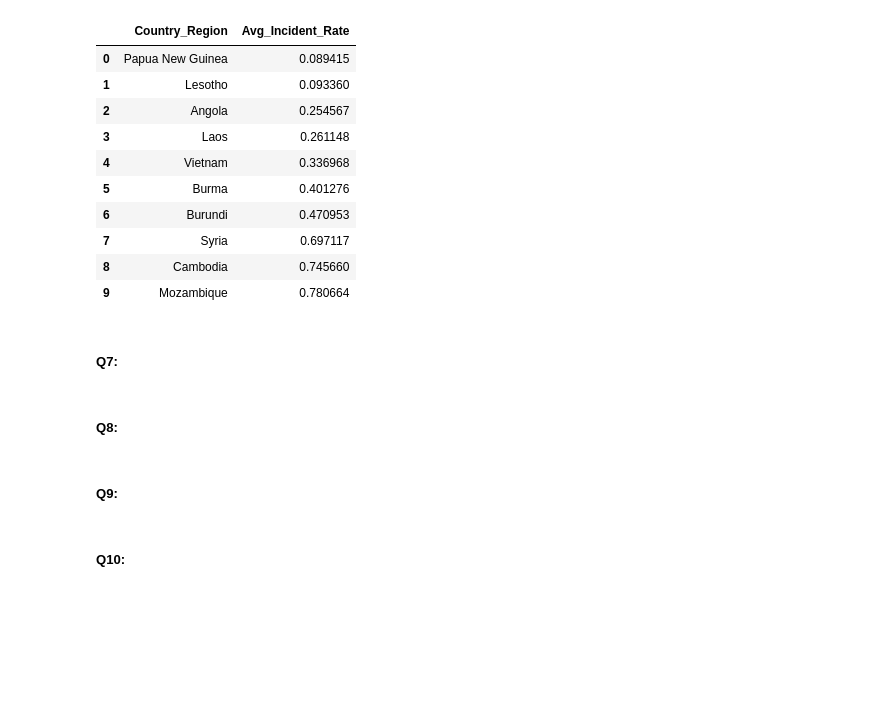
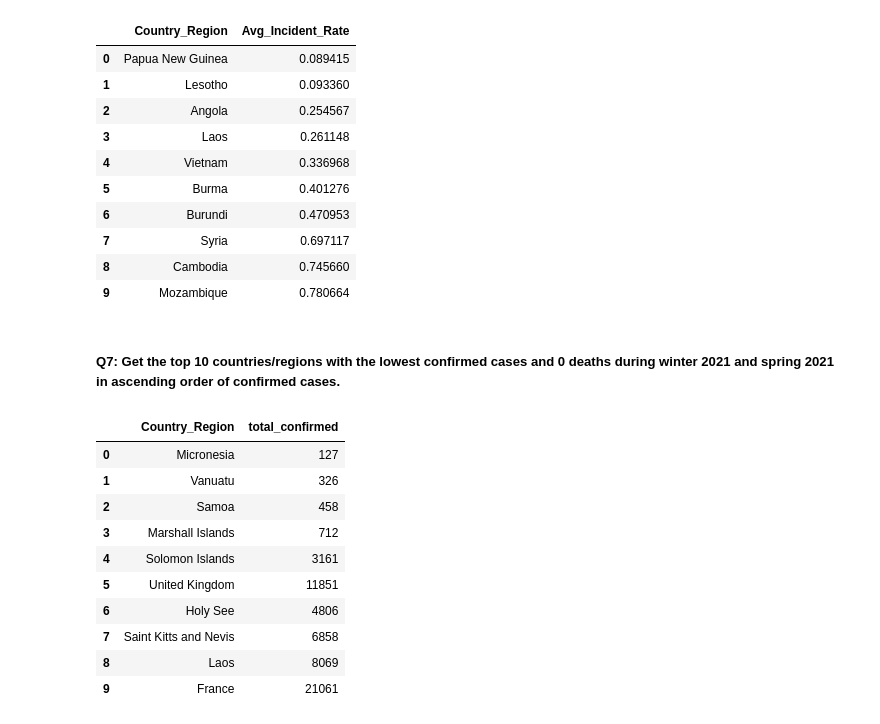
Before and after one commit to kimmisin/Elements-of-Databases, a Jupyter notebook: milestone1.ipynb, the cells around one changed output. Cells and saved outputs as stored; diff of their text form; code cells hidden in the pictures; blank space fills up the shorter version.

```diff
--- a/milestone1.ipynb
+++ b/milestone1.ipynb
@@ -710,11 +710,31 @@ LIMIT 10;
 | 7 | Syria | 0.697117 |
 | 8 | Cambodia | 0.745660 |
 | 9 | Mozambique | 0.780664 |
-# %% [markdown]
-##### Q7:
-# %% [markdown]
-##### Q8:
-# %% [markdown]
-##### Q9:
-# %% [markdown]
-##### Q10:
+# %% [markdown]
+##### Q7: Get the top 10 countries/regions with the lowest confirmed cases and 0 deaths during winter 2021 and spring 2021 in ascending order of confirmed cases.
+# %%
+%%bigquery
+SELECT Country_Region, SUM(Confirmed) as total_confirmed
+FROM (
+    SELECT Country_Region, Confirmed, Deaths
+    FROM jhu_daily_reports_staging.covid_winter2021
+    UNION ALL
+    SELECT Country_Region, Confirmed, Deaths
+    FROM jhu_daily_reports_staging.covid_spring2021
+)
+WHERE Confirmed>0 AND Deaths = 0
+GROUP BY Country_Region
+ORDER BY AVG(Confirmed)
+LIMIT 10;
+# %% [output]
+|  | Country_Region | total_confirmed |
+| 0 | Micronesia | 127 |
+| 1 | Vanuatu | 326 |
+| 2 | Samoa | 458 |
+| 3 | Marshall Islands | 712 |
+| 4 | Solomon Islands | 3161 |
+| 5 | United Kingdom | 11851 |
+| 6 | Holy See | 4806 |
+| 7 | Saint Kitts and Nevis | 6858 |
+| 8 | Laos | 8069 |
+| 9 | France | 21061 |
```
Also changed, not shown: parts of 6 cells of this notebook.
